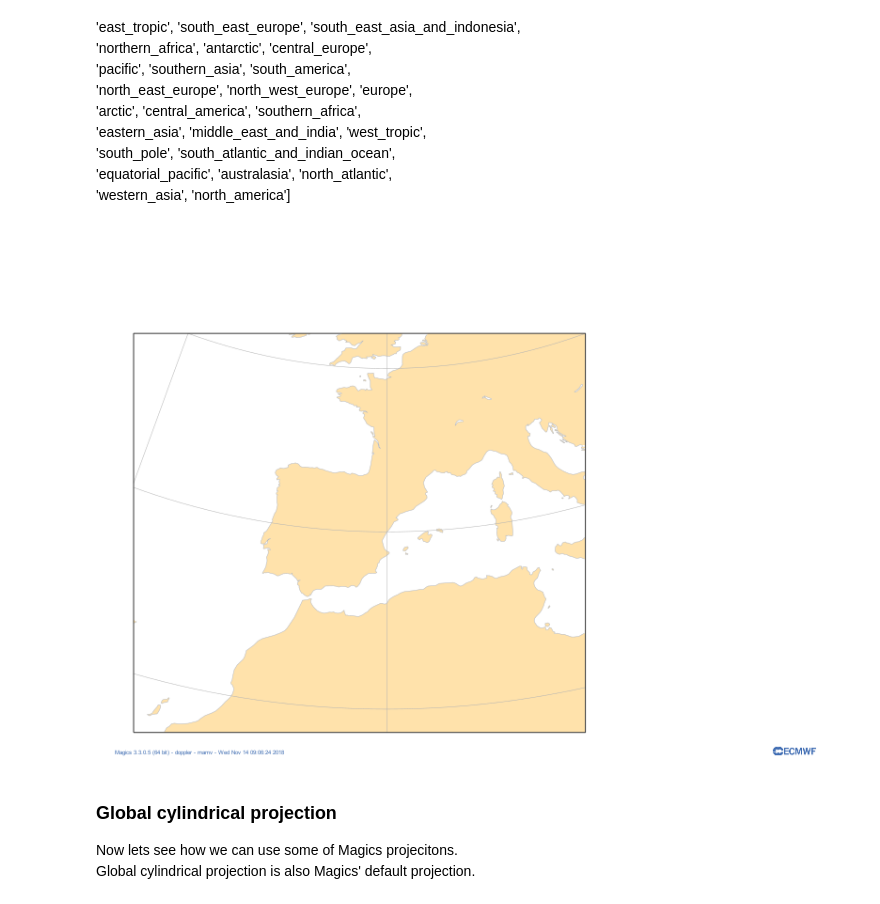
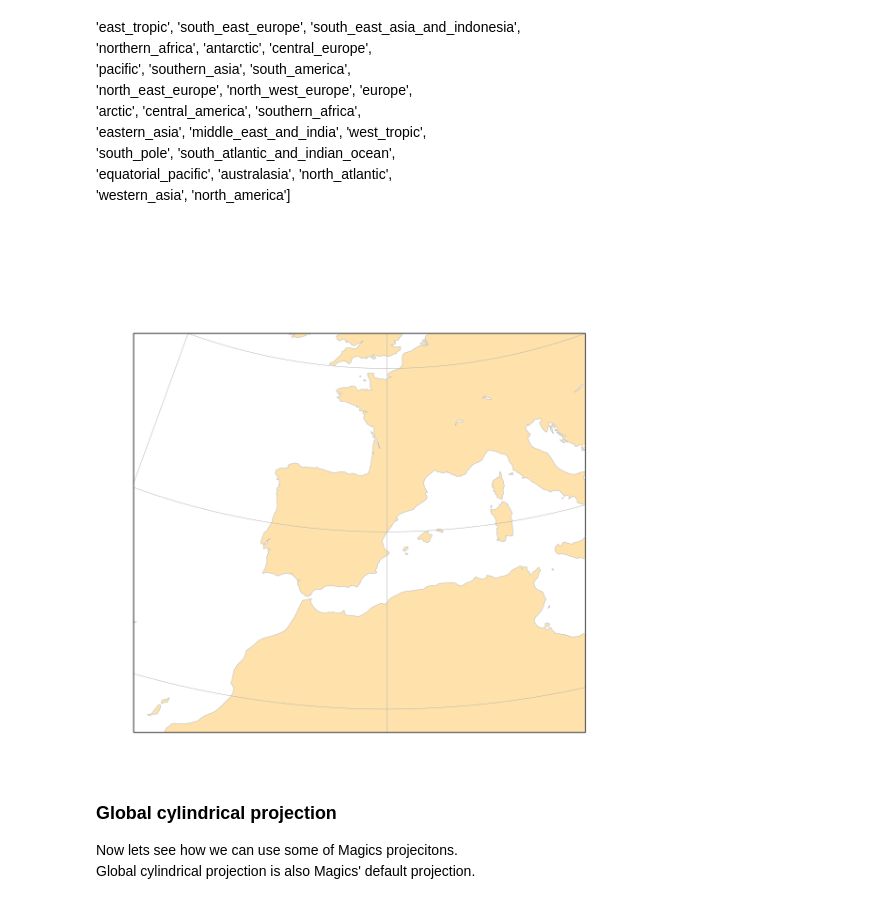
Before and after one commit to ecmwf/notebook-examples, a Jupyter notebook: visualisation/tutorials/Subpage-Projections.ipynb, the cells around one changed output. Saved outputs shown, nothing was run; the diff lists cells and outputs as text; code cells hidden in the pictures.

```diff
--- a/visualisation/tutorials/Subpage-Projections.ipynb
+++ b/visualisation/tutorials/Subpage-Projections.ipynb
@@ -51,12 +51,13 @@ This is the list of Magics predefined projections:
 # %%
 projection = magics.mmap(
     subpage_map_library_area = "on",
-    subpage_map_area_name = 'south_west_europe'
+    subpage_map_area_name    = 'south_west_europe',
+    page_id_line             = "off"
 )
 
 magics.plot(projection, coast)
 # %% [output]
-[figure, old version]
+[figure, new version]
 # %% [markdown]
 ### Global cylindrical projection
 
```
Also changed, not shown: parts of 8 cells of this notebook, 44 other files.
